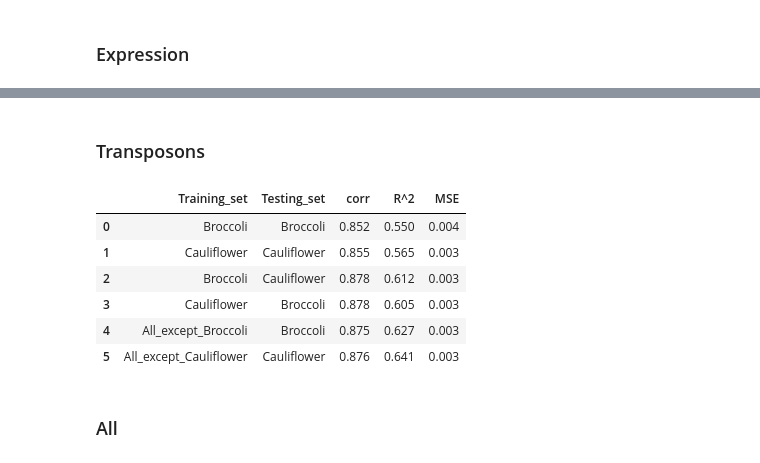
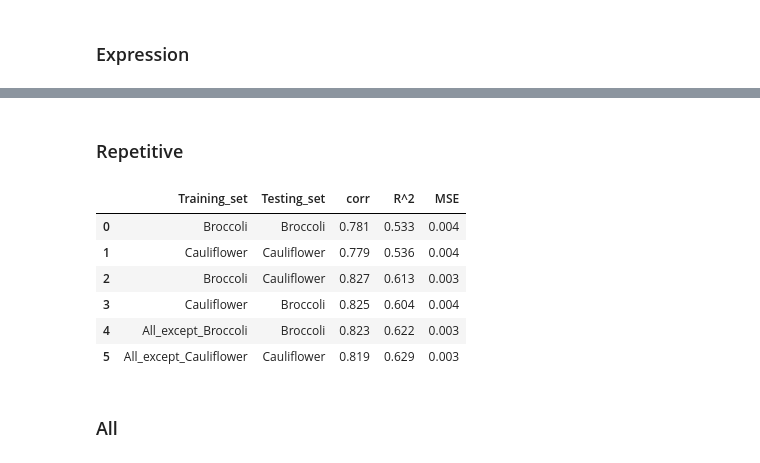
Before and after one commit to maurope/wur, a Jupyter notebook: brassica/all/comparisons/performance_comparisons_all_broccoli_cauliflower.ipynb, the cells around one changed output, grey strips where cells are left out. Cells and saved outputs as stored; diff of their text form; code cells hidden in the pictures.

```diff
--- a/brassica/all/comparisons/performance_comparisons_all_broccoli_cauliflower.ipynb
+++ b/brassica/all/comparisons/performance_comparisons_all_broccoli_cauliflower.ipynb
@@ -33,16 +33,16 @@ e
 # %% [markdown]
-### Transposons
+### Repetitive
 # %%
-t = pd.read_csv('../../transposons/output/performance_models_broccoli_cauliflower_transposons.csv')
-t
+r = pd.read_csv('../../repetitive/output/performance_models_broccoli_cauliflower_repetitive.csv')
+r
 # %% [output]
 |  | Training_set | Testing_set | corr | R^2 | MSE |
-| 0 | Broccoli | Broccoli | 0.852 | 0.550 | 0.004 |
-| 1 | Cauliflower | Cauliflower | 0.855 | 0.565 | 0.003 |
-| 2 | Broccoli | Cauliflower | 0.878 | 0.612 | 0.003 |
-| 3 | Cauliflower | Broccoli | 0.878 | 0.605 | 0.003 |
-| 4 | All_except_Broccoli | Broccoli | 0.875 | 0.627 | 0.003 |
-| 5 | All_except_Cauliflower | Cauliflower | 0.876 | 0.641 | 0.003 |
+| 0 | Broccoli | Broccoli | 0.781 | 0.533 | 0.004 |
+| 1 | Cauliflower | Cauliflower | 0.779 | 0.536 | 0.004 |
+| 2 | Broccoli | Cauliflower | 0.827 | 0.613 | 0.003 |
+| 3 | Cauliflower | Broccoli | 0.825 | 0.604 | 0.004 |
+| 4 | All_except_Broccoli | Broccoli | 0.823 | 0.622 | 0.003 |
+| 5 | All_except_Cauliflower | Cauliflower | 0.819 | 0.629 | 0.003 |
 # %% [markdown]
 ###  All
 # %%
```
Also changed, not shown: parts of 5 cells of this notebook, 2 other files.
